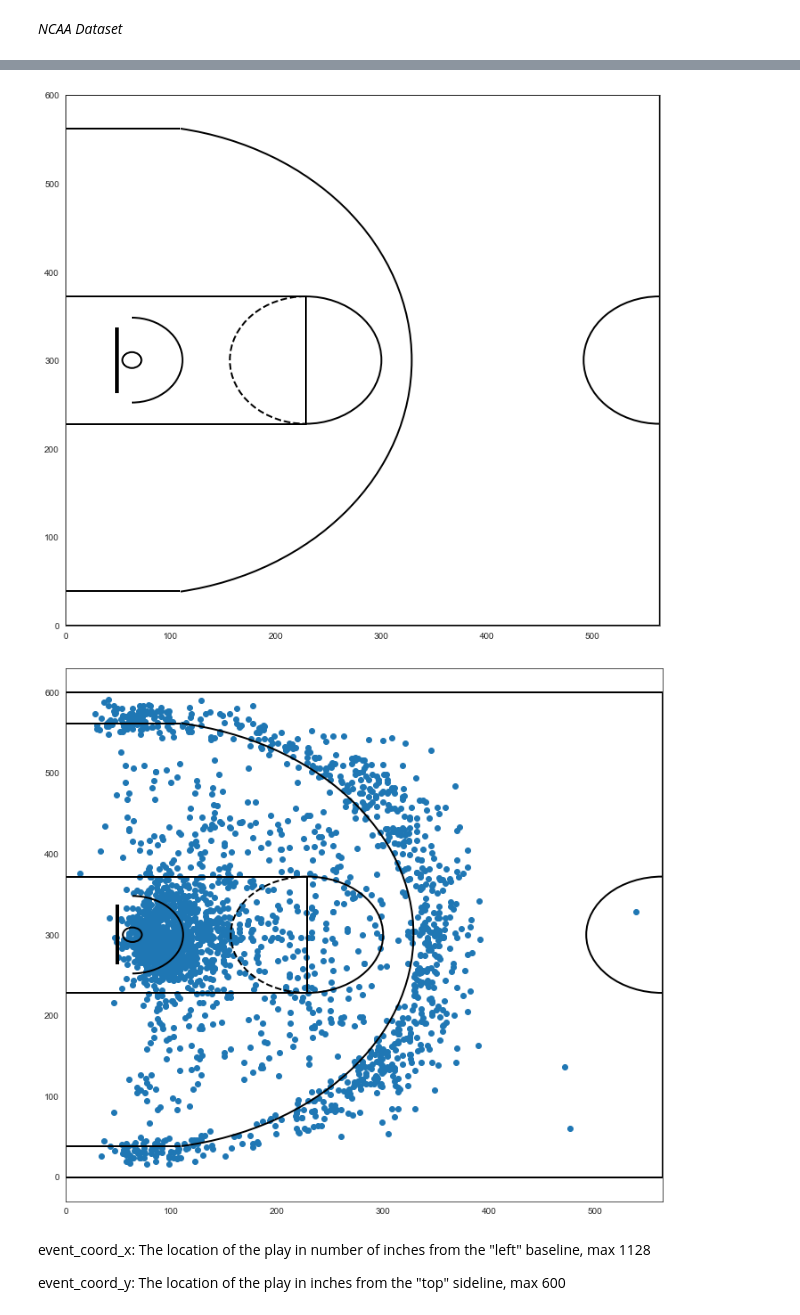
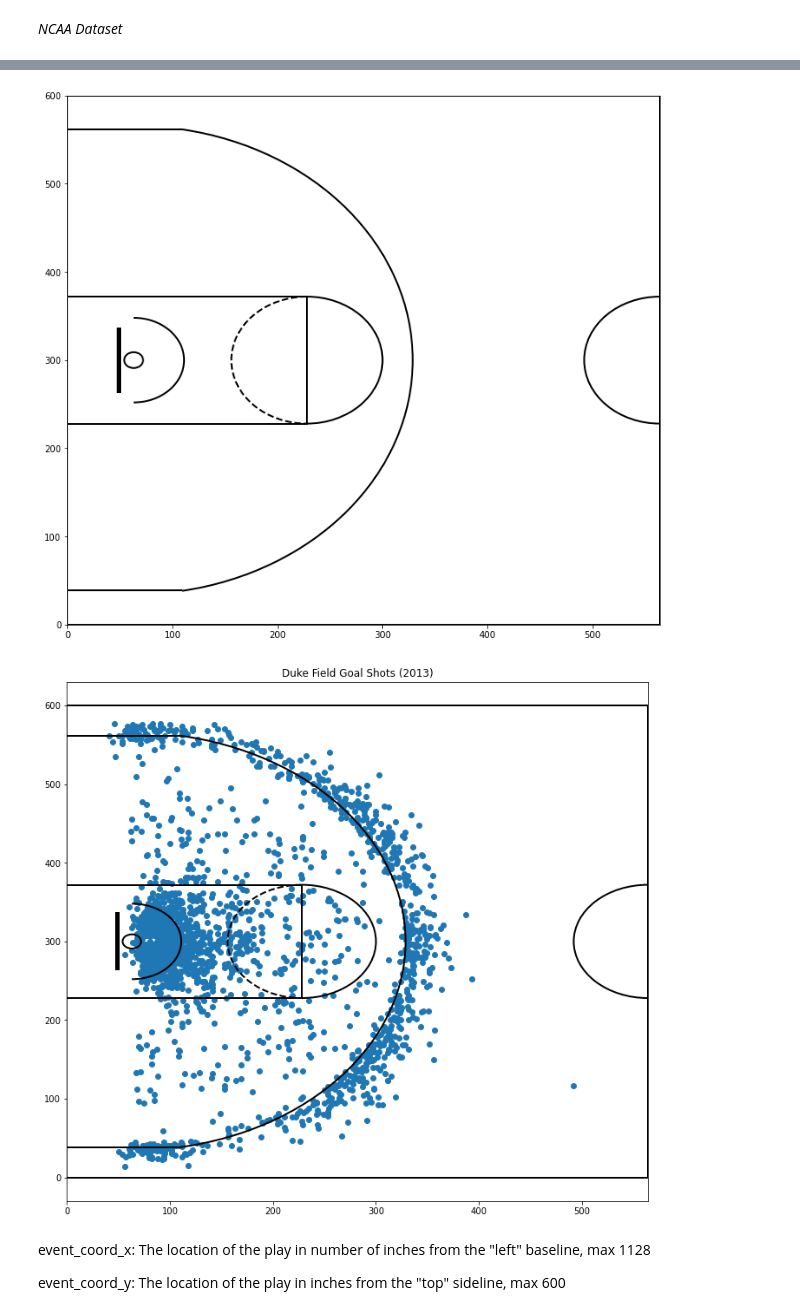
Before and after one commit to chejeong/NBA-NCAA-analytics, a Jupyter notebook: Code/analysis.ipynb, the cells around one changed output, grey strips where cells are left out. Drawn from its saved outputs; the diff is of its cells as text; code cells hidden in the pictures.

```diff
--- a/Code/analysis.ipynb
+++ b/Code/analysis.ipynb
@@ -118,5 +94,5 @@ array(['Hawks', 'Braves', 'Bulldogs', 'Broncos', 'Cardinals',
 # %%
-duke = shots.loc[shots['team_name'] == 'Trojans']
+duke = shots.loc[shots['team_name'] == 'Blue Devils']
 
 for index, row in duke.iterrows():
 
@@ -133,9 +109,3 @@ duke_2014 = duke.loc[duke['season'] == 2014]
 duke_2015 = duke.loc[duke['season'] == 2015]
 duke_2016 = duke.loc[duke['season'] == 2016]
 duke_2017 = duke.loc[duke['season'] == 2017]
-# %%
-sns.set_style("white")
-sns.set_color_codes()
-plt.figure(figsize=(12,11))
-plt.scatter(duke_2017.event_coord_x, duke_2017.event_coord_y)
-plt.show()
@@ -213,16 +181,17 @@ plt.xlim(0,564)
 plt.ylim(0,600)
 plt.show()
 # %% [output]
-[figure, old version]
+[figure, new version]
 # %%
 plt.figure(figsize=(12,11))
-plt.scatter(duke_2016.event_coord_x,duke_2016.event_coord_y)
+plt.scatter(duke_2013.event_coord_x,duke_2013.event_coord_y)
 draw_court(outer_lines=True)
 # Descending values along the axis from left to right
 plt.xlim(0,564)
+plt.title("Duke Field Goal Shots (2013)")
 plt.show()
 # %% [output]
-[figure, old version]
+[figure, new version]
 # %% [markdown]
 event_coord_x: The location of the play in number of inches from the "left" baseline, max 1128
 
```
Also changed, not shown: parts of 19 cells of this notebook, 3 other files.
